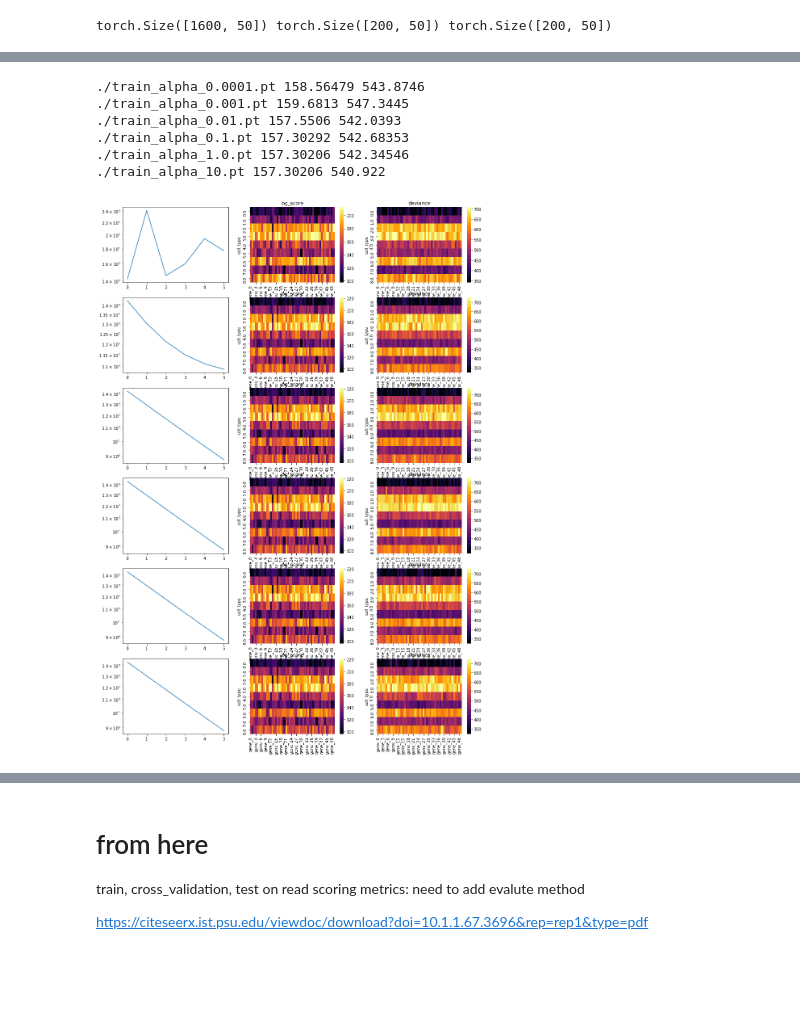
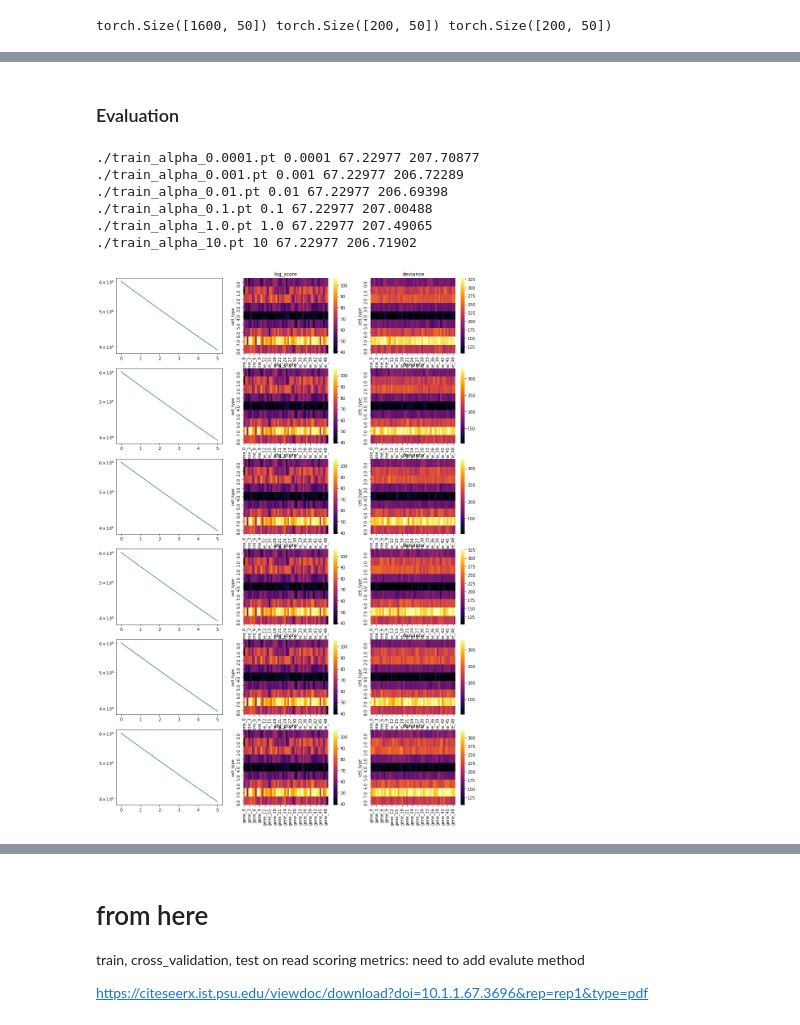
Before and after one commit to broadinstitute/tissue_purifier, a Jupyter notebook: notebooks/tp_02_validation_PYRO.ipynb, the cells around one changed output, grey strips where cells are left out. Cells and saved outputs as stored; diff of their text form; code cells hidden in the pictures; blank space fills up the shorter version.

```diff
--- a/notebooks/tp_02_validation_PYRO.ipynb
+++ b/notebooks/tp_02_validation_PYRO.ipynb
@@ -217,7 +19,8 @@ from tissue_purifier.model_utils.gene_regression import (
     generate_fake_data,
     GeneDataset,
     GeneRegression,
-    train_test_val_split
+    train_test_val_split,
+    plot_few_gene_hist
 )
 
 fake_dataset: GeneDataset = generate_fake_data(
@@ -225,13 +28,7 @@ fake_dataset: GeneDataset = generate_fake_data(
     genes=50,
     covariates=20,
     cell_types=9,
-    alpha_scale=0.01,
-    alpha0_loc=-5.0,
+    alpha_scale=0.001,
+    alpha0_loc=-6.0,
     alpha0_scale=0.5,
-    noise_scale= 0.1)
-
-
-counts_ng = fake_dataset.counts
-cell_types_n = fake_dataset.cell_type_ids
-fig = plot_few_gene_hist(cell_types_n, counts_ng[:,:2])
-fig
+    noise_scale= 0.001)
@@ -279,16 +82,16 @@ torch.Size([1600, 50]) torch.Size([200, 50]) torch.Size([200, 50])
 # %%
 genex.configure_optimizer(optimizer_type='adam', lr=5E-3)
-ckpt_list = []
 
-for alpha_scale in [1E-4, 1E-3, 1E-2, 1E-1, 1.0, 10]:
+alpha_list = [1E-4, 1E-3, 1E-2, 1E-1, 1.0, 10]
+ckpt_list = ["./train_alpha_{0}.pt".format(alpha) for alpha in alpha_list]
+
+for alpha, ckpt_file in zip(alpha_list, ckpt_list):
     genex.train(dataset=train_dataset,
                 alpha_scale=alpha_scale,
                 use_covariates=True,
                 eps_g_range=(1.0E-5, 0.5),
-                n_steps=5000,
+                n_steps=5,
                 print_frequency=100,
                 from_scratch=True)
-    filename = "./train_alpha_{0}.pt".format(alpha_scale)
-    ckpt_list.append(filename)
-    genex.save_ckpt(filename=filename)
+    genex.save_ckpt(filename=ckpt_file)
 # %% [output]
@@ -301,24 +104,36 @@ for alpha_scale in [1E-4, 1E-3, 1E-2, 1E-1, 1.0, 10]:
+# %% [markdown]
+### Evaluation
 # %%
 fig, axes = plt.subplots(nrows=len(ckpt_list), ncols=3, figsize=(16,4*len(ckpt_list)))
 
-for r, ckpt in enumerate(ckpt_list):
-    genex.load_ckpt(filename=ckpt)
+mean_log_score_list, mean_deviance_list, params_list = [], [], []
+for r, (alpha, ckpt_file) in enumerate(zip(alpha_list, ckpt_list)):
+
+    genex.load_ckpt(filename=ckpt_file)
     results, df_logscore, df_deviance = genex.predict(dataset=test_dataset)
+    params_list.append(genex.get_params())
+
+
     df1 = df_logscore.groupby(by="cell_type").median()
     df2 = df_deviance.groupby(by="cell_type").median()
 
     _ = genex.show_loss(logy=True, logx=False, ax=axes[r,0])
     _ = seaborn.heatmap(data=df1, cmap="inferno", robust=True, ax=axes[r,1])
     _ = axes[r,1].set_title("log_score")
     _ = seaborn.heatmap(data=df2, cmap="inferno", robust=True, ax =axes[r,2])
     _ = axes[r,2].set_title("deviance")
 
-    print(ckpt, df1.mean().mean(), df2.mean().mean())
+    log_score_mean = df1.mean().mean()
+    deviance_score_mean = df2.mean().mean()
+    mean_log_score_list.append(log_score_mean)
+    mean_deviance_list.append(deviance_score_mean)
+
+    print(ckpt_file, alpha, log_score_mean, deviance_score_mean)
 # %% [output]
-./train_alpha_0.0001.pt 158.56479 543.8746
-./train_alpha_0.001.pt 159.6813 547.3445
-./train_alpha_0.01.pt 157.5506 542.0393
-./train_alpha_0.1.pt 157.30292 542.68353
-./train_alpha_1.0.pt 157.30206 542.34546
-./train_alpha_10.pt 157.30206 540.922
+./train_alpha_0.0001.pt 0.0001 67.22977 207.70877
+./train_alpha_0.001.pt 0.001 67.22977 206.72289
+./train_alpha_0.01.pt 0.01 67.22977 206.69398
+./train_alpha_0.1.pt 0.1 67.22977 207.00488
+./train_alpha_1.0.pt 1.0 67.22977 207.49065
+./train_alpha_10.pt 10 67.22977 206.71902
-[figure, old version]
+[figure, new version]
```
Also changed, not shown: parts of 27 cells of this notebook, 1 other file.
